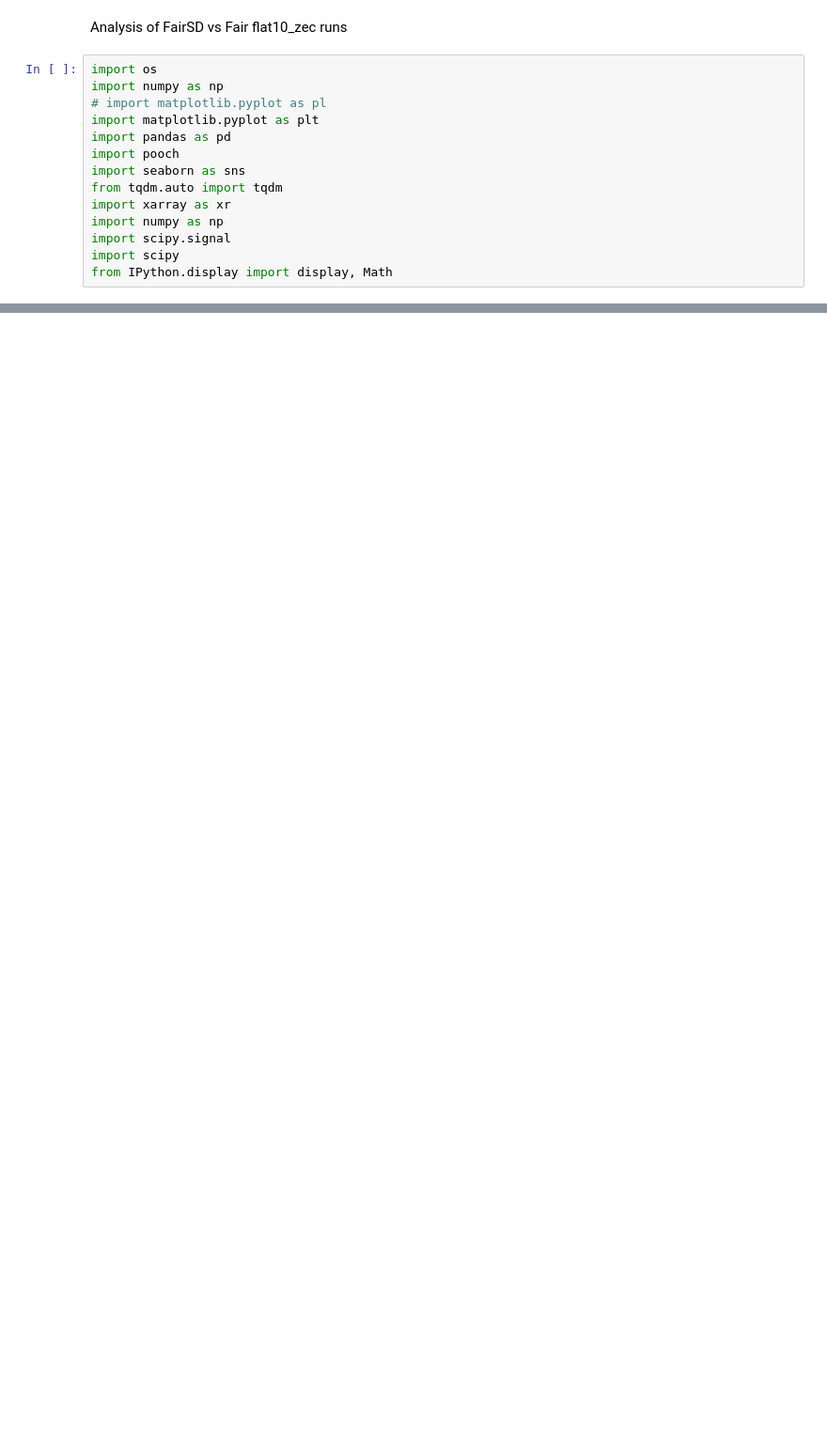
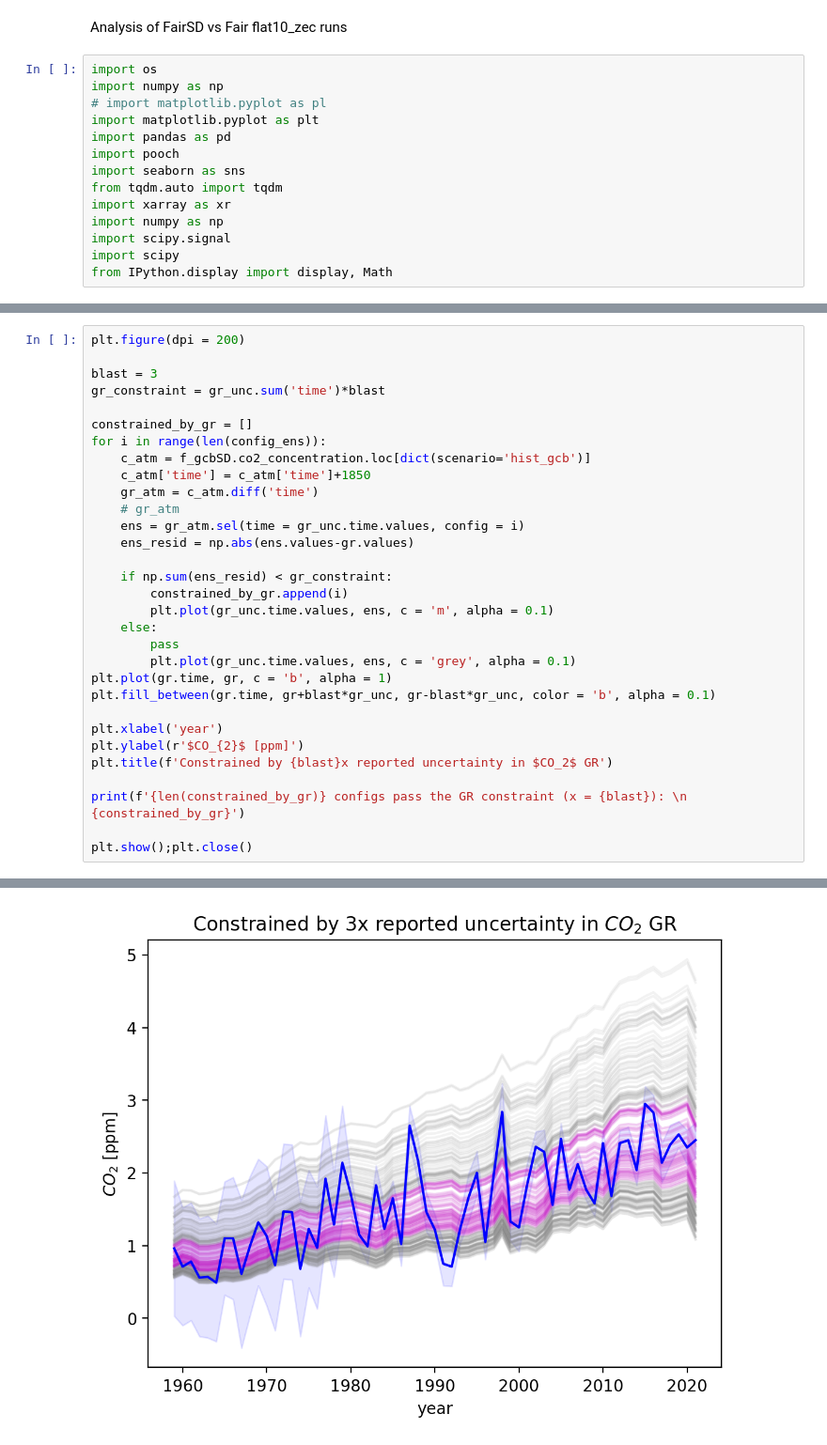
Before and after one commit to gretashum/fair_carbon, a Jupyter notebook: src/fairSD_analysis.ipynb, the cells around one changed output, grey strips where cells are left out. Shown at 94% size. Drawn from its saved outputs; the diff is of its cells as text; blank space fills up the shorter version.

```diff
--- a/src/fairSD_analysis.ipynb
+++ b/src/fairSD_analysis.ipynb
@@ -16,0 +151,32 @@ from IPython.display import display, Math
+# %%
+plt.figure(dpi = 200)
+
+blast = 3
+gr_constraint = gr_unc.sum('time')*blast
+
+constrained_by_gr = []
+for i in range(len(config_ens)):
+    c_atm = f_gcbSD.co2_concentration.loc[dict(scenario='hist_gcb')]
+    c_atm['time'] = c_atm['time']+1850
+    gr_atm = c_atm.diff('time')
+    # gr_atm
+    ens = gr_atm.sel(time = gr_unc.time.values, config = i)
+    ens_resid = np.abs(ens.values-gr.values)
+
+    if np.sum(ens_resid) < gr_constraint:
+        constrained_by_gr.append(i)
+        plt.plot(gr_unc.time.values, ens, c = 'm', alpha = 0.1)
+    else:
+        pass
+        plt.plot(gr_unc.time.values, ens, c = 'grey', alpha = 0.1)
+plt.plot(gr.time, gr, c = 'b', alpha = 1)
+plt.fill_between(gr.time, gr+blast*gr_unc, gr-blast*gr_unc, color = 'b', alpha = 0.1)
+
+plt.xlabel('year')
+plt.ylabel(r'$CO_{2}$ [ppm]')
+plt.title(f'Constrained by {blast}x reported uncertainty in $CO_2$ GR')
+
+print(f'{len(constrained_by_gr)} configs pass the GR constraint (x = {blast}): \n {constrained_by_gr}')
+
+plt.show();plt.close()
+# %% [output]
@@ -16,0 +185 @@ from IPython.display import display, Math
+[figure, added]
```
Also changed, not shown: parts of 26 cells of this notebook, 3 other files.
